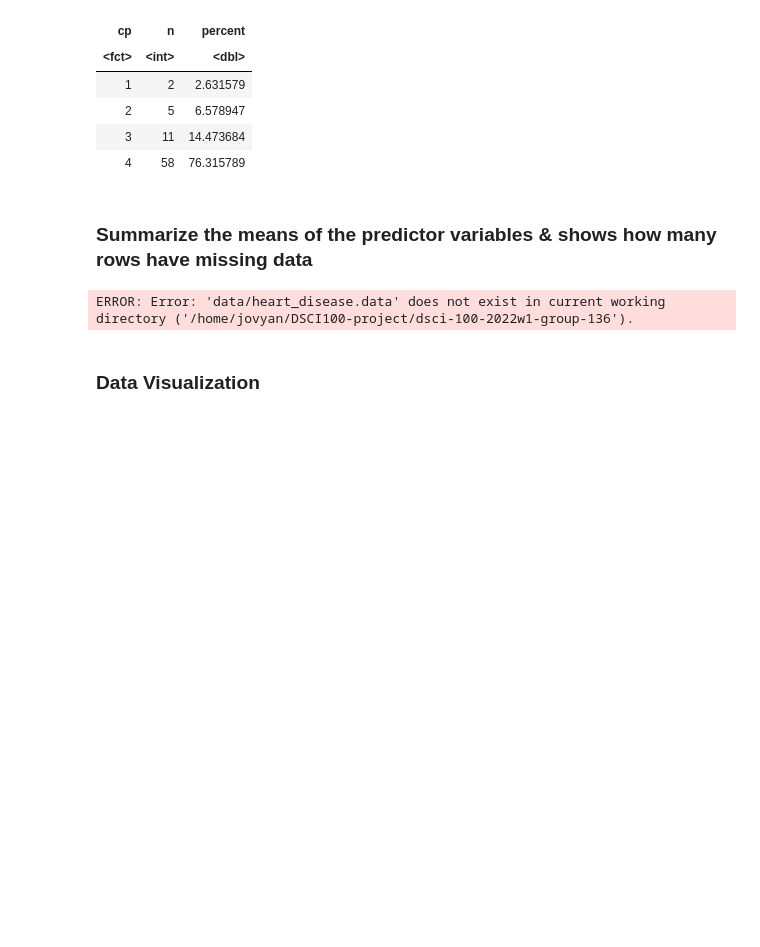
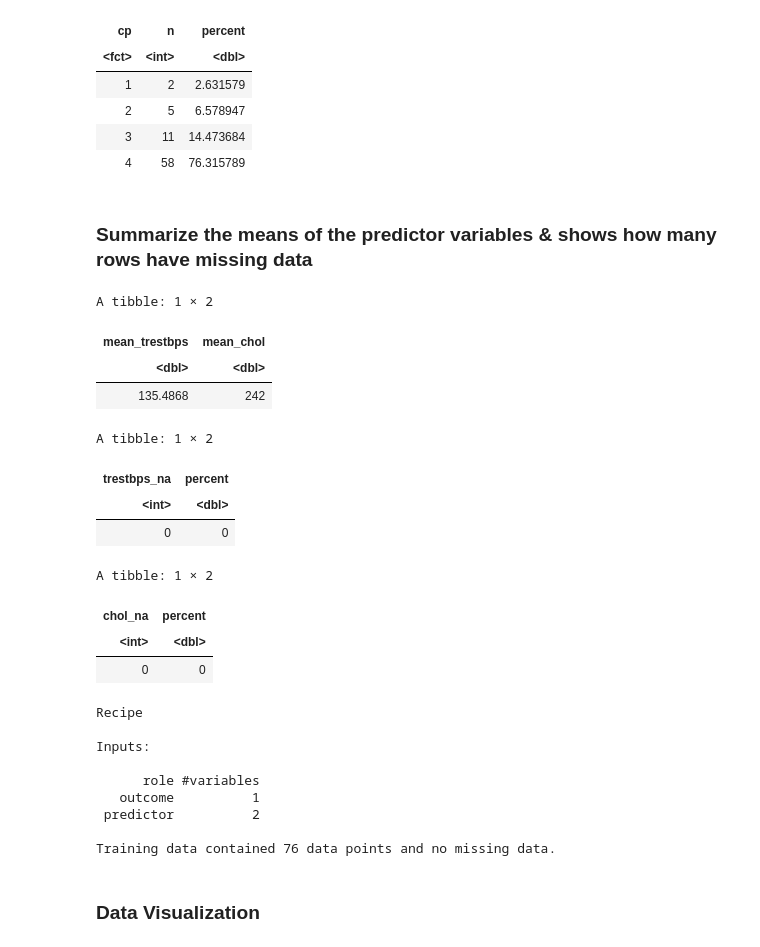
Before and after one commit to drkchu/chest-pain-classification, a Jupyter notebook: heart_disease.ipynb, the cells around one changed output. Drawn from its saved outputs; the diff is of its cells as text; code cells hidden in the pictures; blank space fills up the shorter version.

```diff
--- a/heart_disease.ipynb
+++ b/heart_disease.ipynb
@@ -165,31 +130,53 @@ A tibble: 4 × 3
 # %% [markdown]
 ### Summarize the means of the predictor variables & shows how many rows have missing data
 # %%
-heart_disease_exploratory <- read_csv("data/heart_disease.data", col_names = FALSE, na = c("?")) |>
-    setNames(c("age", "sex", "cp", "trestbps", "chol", "fbs", "restecg", "thalach", "exang", "oldpeak", "slope", "ca", "thal", "num")) |>
+heart_disease_exploratory <- heart_disease_dataset|>#read_csv("data/heart_disease.data", col_names = FALSE, na = c("?")) |>
+    #setNames(c("age", "sex", "cp", "trestbps", "chol", "fbs", "restecg", "thalach", "exang", "oldpeak", "slope", "ca", "thal", "num")) |>
     mutate(cp = as_factor(cp))
-# finding the number of na's in trestbps and % of na's in original dataset
+#finding the number of na's in trestbps and % of na's in original dataset
 tresbps_na <- heart_disease_exploratory |>
                       filter(is.na(trestbps)) |>
                       summarize(trestbps_na = n()) |>
                       mutate(percent = 100 * trestbps_na / nrow(heart_disease_exploratory))
 # finding the number of na's in chol and % of na's in the orignal dataset
 chol_na <- heart_disease_exploratory |>
                       filter(is.na(chol)) |>
                       summarize(chol_na = n()) |>
                       mutate(percent = 100 * chol_na / nrow(heart_disease_exploratory))
 # finding the mean of predictors
 predictor_means <- heart_disease_train |>
                       summarize(mean_trestbps = mean(trestbps, na.rm = TRUE), mean_chol = mean(chol, na.rm = TRUE))
 #Print the recipe
-heart_disease_recipe <- recipe(cp ~ trestbps + chol, data = heart_disease_train, skip = FALSE)|>
+heart_recipe <- recipe(cp ~ trestbps + chol, data = heart_disease_train, skip = FALSE)|>
                         prep()
+
+
 predictor_means
 tresbps_na
 chol_na
-heart_disease_recipe
+heart_recipe
 # %% [output]
-ERROR: Error: 'data/heart_disease.data' does not exist in current working directory ('/home/jovyan/DSCI100-project/dsci-100-2022w1-group-136').
+A tibble: 1 × 2
+| mean_trestbps | mean_chol |
+| <dbl> | <dbl> |
+| 135.4868 | 242 |
+A tibble: 1 × 2
+| trestbps_na | percent |
+| <int> | <dbl> |
+| 0 | 0 |
+A tibble: 1 × 2
+| chol_na | percent |
+| <int> | <dbl> |
+| 0 | 0 |
+Recipe
+
+Inputs:
+
+      role #variables
+   outcome          1
+ predictor          2
+
+Training data contained 76 data points and no missing data.
 # %% [markdown]
 ###  Data Visualization
 # %%
```
Also changed, not shown: parts of 8 cells of this notebook.
